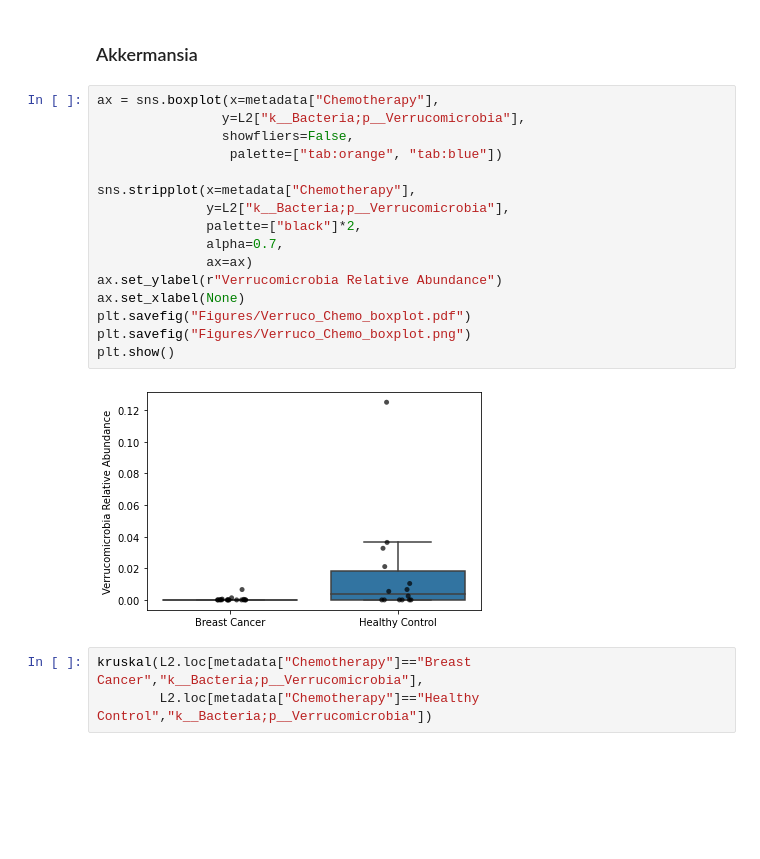
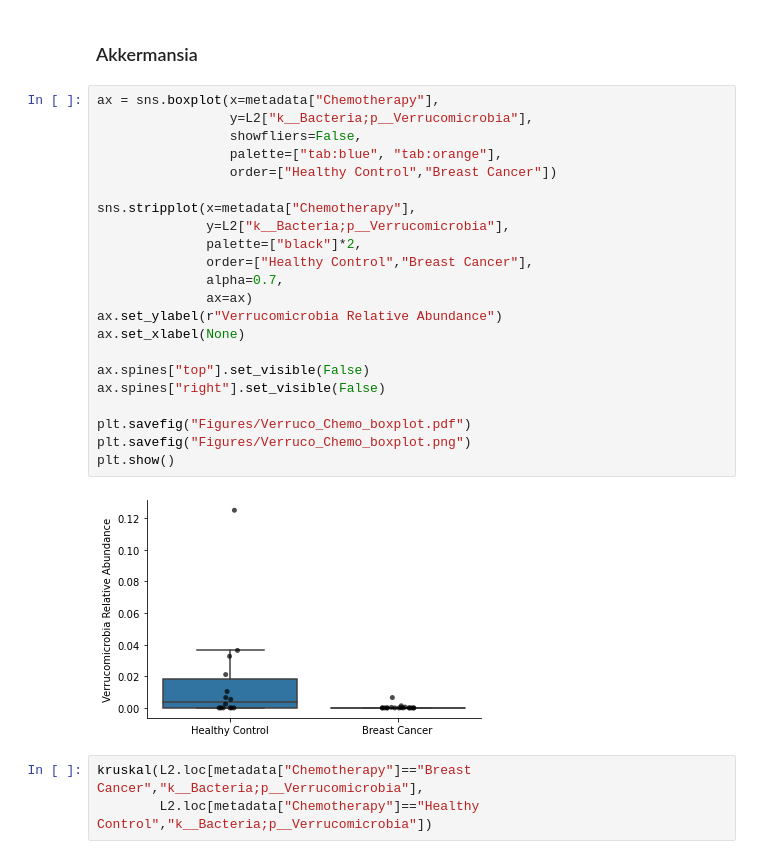
Before and after one commit to sterrettJD/Chemobrain, a Jupyter notebook: Reanalyze-after-blooms-removed.ipynb, the cells around one changed output. Saved outputs shown, nothing was run; the diff lists cells and outputs as text; blank space fills up the shorter version.

Commit message:
update relative abundance single taxa plots

```diff
--- a/Reanalyze-after-blooms-removed.ipynb
+++ b/Reanalyze-after-blooms-removed.ipynb
@@ -684,22 +684,28 @@ plt.show()
 ### Akkermansia
 # %%
 ax = sns.boxplot(x=metadata["Chemotherapy"],
-                y=L2["k__Bacteria;p__Verrucomicrobia"],
-                showfliers=False,
-                 palette=["tab:orange", "tab:blue"])
+                 y=L2["k__Bacteria;p__Verrucomicrobia"],
+                 showfliers=False,
+                 palette=["tab:blue", "tab:orange"],
+                 order=["Healthy Control","Breast Cancer"])
 
 sns.stripplot(x=metadata["Chemotherapy"],
               y=L2["k__Bacteria;p__Verrucomicrobia"],
               palette=["black"]*2,
+              order=["Healthy Control","Breast Cancer"],
               alpha=0.7,
               ax=ax)
 ax.set_ylabel(r"Verrucomicrobia Relative Abundance")
 ax.set_xlabel(None)
+
+ax.spines["top"].set_visible(False)
+ax.spines["right"].set_visible(False)
+
 plt.savefig("Figures/Verruco_Chemo_boxplot.pdf")
 plt.savefig("Figures/Verruco_Chemo_boxplot.png")
 plt.show()
 # %% [output]
-[figure, old version]
+[figure, new version]
 # %%
 kruskal(L2.loc[metadata["Chemotherapy"]=="Breast Cancer","k__Bacteria;p__Verrucomicrobia"],
         L2.loc[metadata["Chemotherapy"]=="Healthy Control","k__Bacteria;p__Verrucomicrobia"])
```
Also changed, not shown: parts of 4 cells of this notebook.
